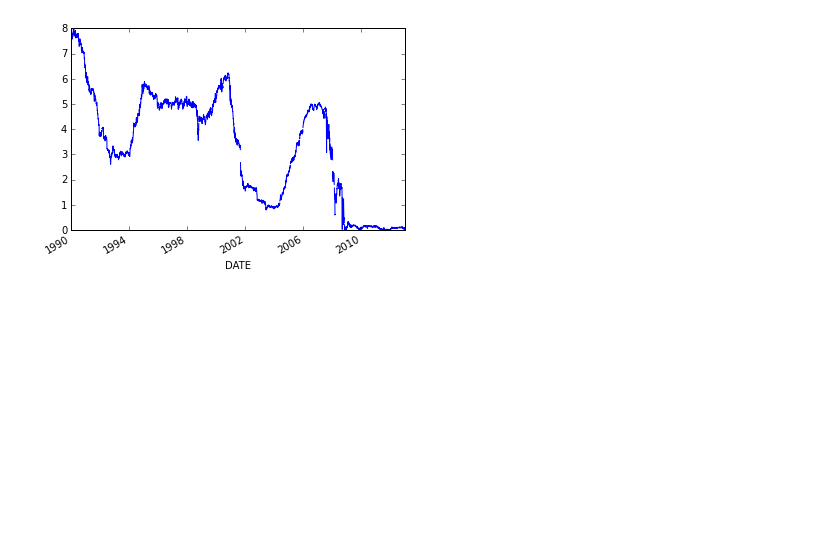
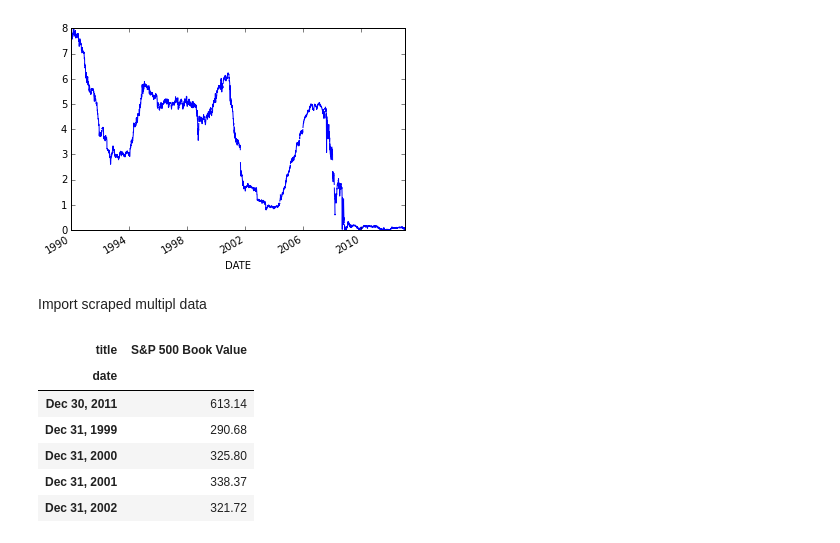
Before and after one commit to rhouck/bubble, a Jupyter notebook: explore 1.ipynb, the cells around one changed output. Drawn from its saved outputs; the diff is of its cells as text; code cells hidden in the pictures; blank space fills up the shorter version.

Commit message:
explore notebook imports scraped multpl data

```diff
--- a/explore 1.ipynb
+++ b/explore 1.ipynb
@@ -53,3 +56,21 @@ fred["DTB3"].plot()
 [figure]
 # %%
 #data.DataReader("5_Industry_Portfolios", "famafrench")
+# %% [markdown]
+Import scraped multipl data
+# %%
+fn = "data/multipl_2015_07_26.jl"
+with open(fn) as f:
+    content = f.readlines()
+    rows = [json.loads(c) for c in content]
+multipl = pd.DataFrame(rows)
+multipl = multipl.pivot(index='date', columns='title', values='value')
+multipl.head()
+# %% [output]
+| title | S&P 500 Book Value |
+| date |  |
+| Dec 30, 2011 | 613.14 |
+| Dec 31, 1999 | 290.68 |
+| Dec 31, 2000 | 325.80 |
+| Dec 31, 2001 | 338.37 |
+| Dec 31, 2002 | 321.72 |
```
Also changed, not shown: parts of 2 cells of this notebook.
